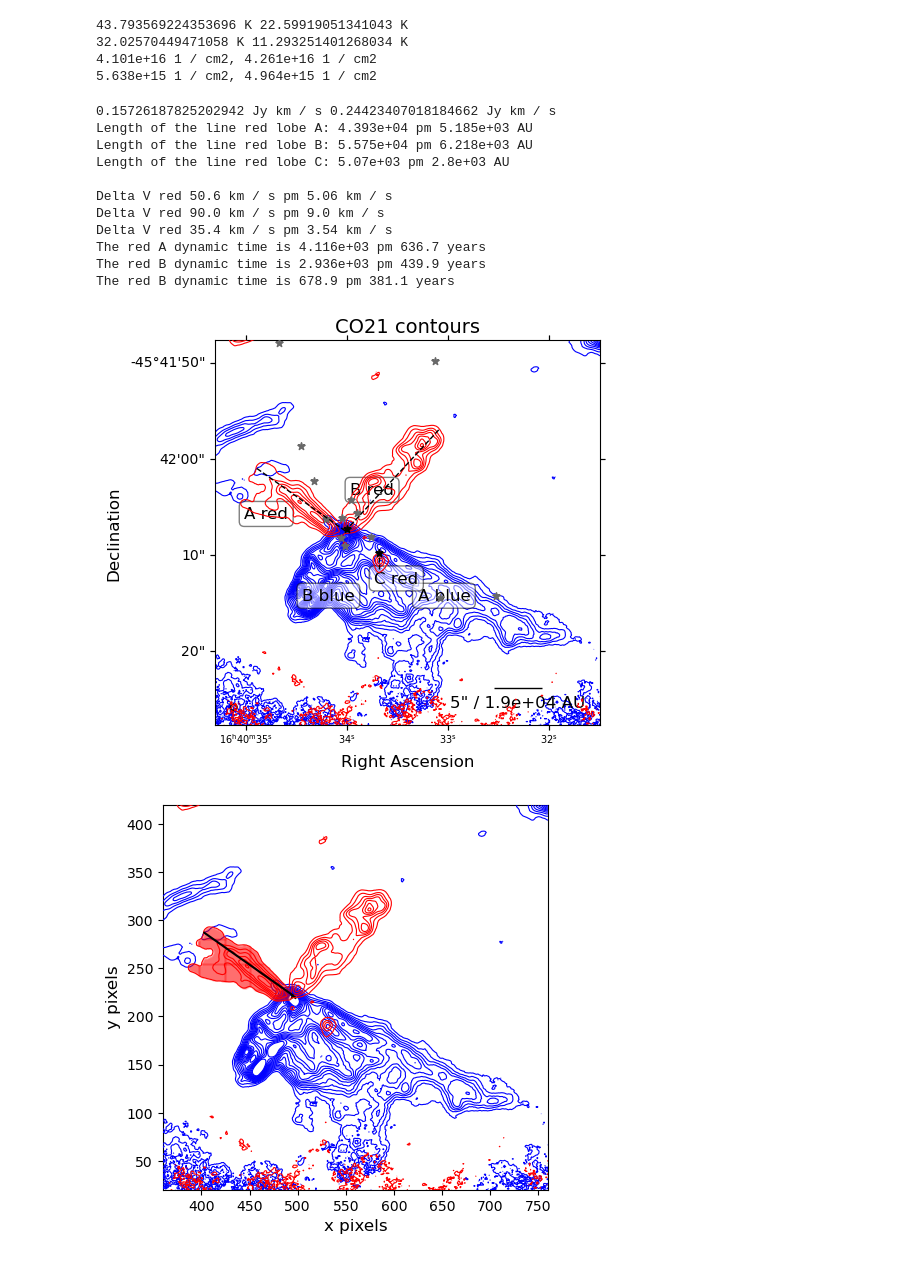
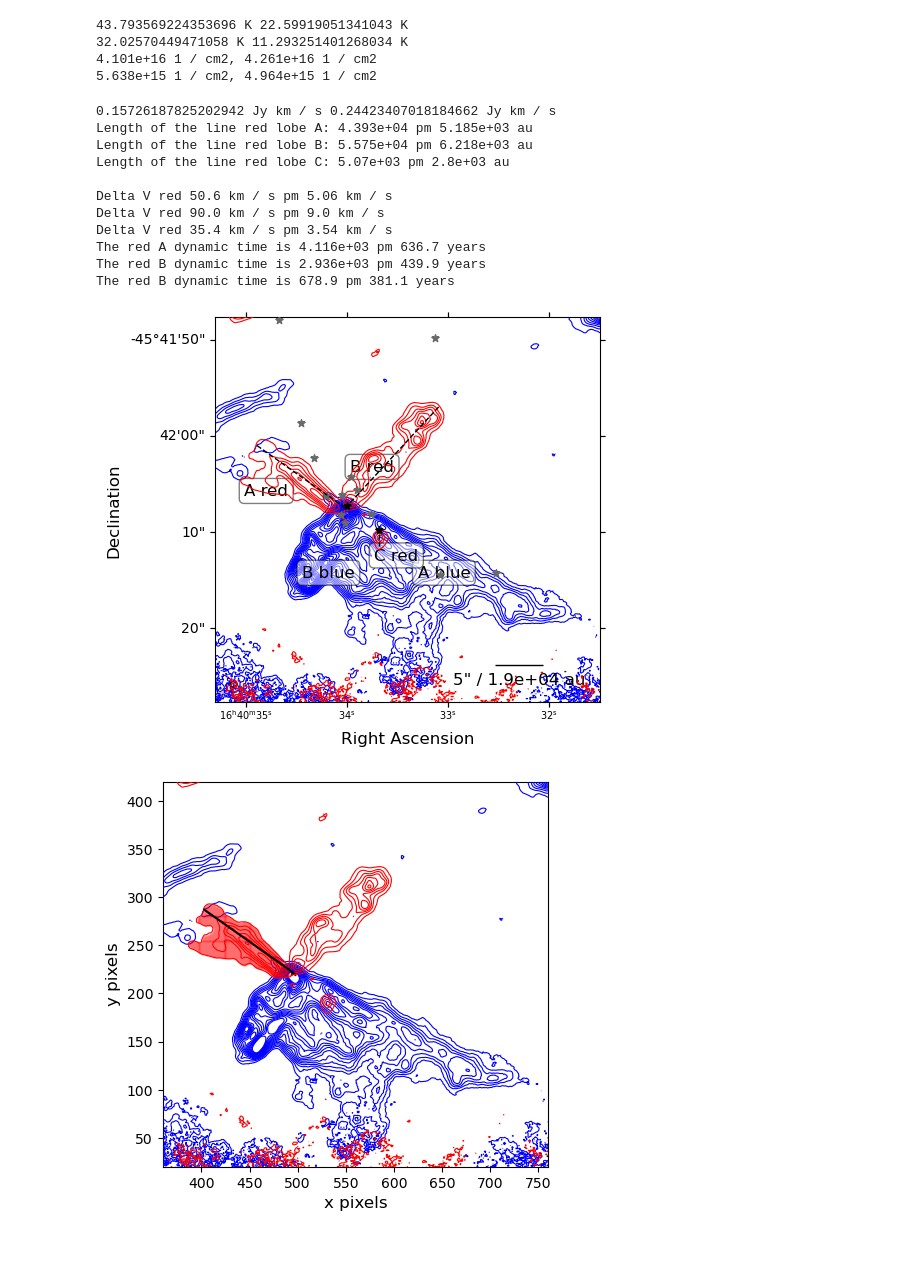
Before and after one commit to femkeballieux/master_project_2, a Jupyter notebook: code/LTERadtrans_RotDiagram_G338.93.ipynb, the cells around one changed output. Cells and saved outputs as stored; diff of their text form; code cells hidden in the pictures.

```diff
--- a/code/LTERadtrans_RotDiagram_G338.93.ipynb
+++ b/code/LTERadtrans_RotDiagram_G338.93.ipynb
@@ -188,7 +188,7 @@ v.add_beam(ax=ax[0,0],major=beam_major, minor=beam_minor, angle=beam_pa, color='
 ax[0,0].set_xlim(325,675)
 ax[0,0].set_ylim(100,360)
 ax[0,0].tick_params(axis='x', labelsize=7)
-v.add_scalebar(ax[0,0], length=5*u.arcsec, label=f"5\" / {((5*u.arcsec).to(u.rad)*d.to(u.au)).value:.2} AU", frame=True, pad=0.3)
+v.add_scalebar(ax[0,0], length=5*u.arcsec, label=f"5\" / {((5*u.arcsec).to(u.rad)*d.to(u.au)).value:.2} au", frame=True, pad=0.3)
 fig.colorbar(mappable=sm_6_red, ax=ax[0,0], label='Flux [Jy/beam km/s]')
 
 #CO32 redshifted
@@ -200,7 +200,7 @@ v.add_beam(ax=ax[0,1],major=beam_major, minor=beam_minor, angle=beam_pa, color='
 ax[0,1].set_xlim(325,675)
 ax[0,1].set_ylim(150,400)
 ax[0,1].tick_params(axis='x', labelsize=7)
-v.add_scalebar(ax[0,1], length=5*u.arcsec, label=f"5\" / {((5*u.arcsec).to(u.rad)*d.to(u.au)).value:.2} AU", frame=True, pad=0.3)
+v.add_scalebar(ax[0,1], length=5*u.arcsec, label=f"5\" / {((5*u.arcsec).to(u.rad)*d.to(u.au)).value:.2} au", frame=True, pad=0.3)
 fig.colorbar(mappable=sm_7_red, ax=ax[0,1], label='Flux [Jy/beam km/s]')
 
 #CO21 blueshifted
@@ -212,7 +212,7 @@ v.add_beam(ax=ax[1,0],major=beam_major, minor=beam_minor, angle=beam_pa, color='
 ax[1,0].set_xlim(410,760)
 ax[1,0].set_ylim(0,300)
 ax[1,0].tick_params(axis='x', labelsize=7)
-v.add_scalebar(ax[1,0], length=5*u.arcsec, label=f"5\" / {((5*u.arcsec).to(u.rad)*d.to(u.au)).value:.2} AU", frame=True, pad=0.3)
+v.add_scalebar(ax[1,0], length=5*u.arcsec, label=f"5\" / {((5*u.arcsec).to(u.rad)*d.to(u.au)).value:.2} au", frame=True, pad=0.3)
 fig.colorbar(mappable=sm_6_blue, ax=ax[1,0], label='Flux [Jy/beam km/s]')
 
 #CO32 blueshifted
@@ -224,7 +224,7 @@ v.add_beam(ax=ax[1,1],major=beam_major, minor=beam_minor, angle=beam_pa, color='
 ax[1,1].set_xlim(410,760)
 ax[1,1].set_ylim(0,300)
 ax[1,1].tick_params(axis='x', labelsize=7)
-v.add_scalebar(ax[1,1], length=5*u.arcsec, label=f"5\" / {((5*u.arcsec).to(u.rad)*d.to(u.au)).value:.2} AU", frame=True, pad=0.3)
+v.add_scalebar(ax[1,1], length=5*u.arcsec, label=f"5\" / {((5*u.arcsec).to(u.rad)*d.to(u.au)).value:.2} au", frame=True, pad=0.3)
 fig.colorbar(mappable=sm_7_blue, ax=ax[1,1], label='Flux [Jy/beam km/s]')
 
 ax[0,0].scatter(hot_cores_RA, hot_cores_DEC, transform=ax[0,0].get_transform('fk5'), s=30,
@@ -410,7 +410,7 @@ print('sigma N red:', np.mean(sigma_Ntot_B6_red_behaved[~np.isnan(sigma_Ntot_B6_
 sigma N red: 5638478287992664.0 1 / cm2 sigma N blue: 4963563052587733.0 1 / cm2
 # %%
 #Do the plottomg pf rotational temperature and total column density
-fig, ax = plt.subplots(2,2, figsize=(12.5,8.5), subplot_kw={'projection': wcs_B6_red}) #size horizontal: 20,9.5
+fig, ax = plt.subplots(2,2, figsize=(10,7), subplot_kw={'projection': wcs_B6_red}) #size horizontal: 20,9.5
 
 #temp red
 ax[0,0].imshow(Tk_CO_red_behaved.value, origin='lower', cmap='RdBu_r', norm=norm_T)
@@ -418,14 +418,14 @@ ax[0,0].set_facecolor('black')
 ax[0,0].set_title('LTE rotational temperature')
 ax[0,0].set_xlabel('Right ascension')
 ax[0,0].set_ylabel('Declination')
-v.add_beam(ax=ax[0,0],major=beam_major, minor=beam_minor, angle=beam_pa, color='black', edgecolor='white')
+v.add_beam(ax=ax[0,0],major=beam_major, minor=beam_minor, angle=beam_pa, color='black', frame=True)
 ax[0,0].set_xlim(325,675)
 ax[0,0].set_ylim(100,360)
 ax[0,0].text(325,340,red_velrange_text+' km/s', color='white')
 # ax[0,0].scatter(590,310, facecolors='none', edgecolors='orange', linewidth=2) #bad
 # ax[0,0].scatter(575,300, facecolors='none', edgecolors='black', linewidth=2) #good
 # ax[0,0].tick_params(axis='x', labelsize=7)
-v.add_scalebar(ax[0,0], length=5*u.arcsec, label=f"5\" / {((5*u.arcsec).to(u.rad)*d.to(u.au)).value:.2} AU", frame=True, pad=0.3)
+v.add_scalebar(ax[0,0], length=5*u.arcsec, label=f"5\" / {((5*u.arcsec).to(u.rad)*d.to(u.au)).value:.2} au", frame=True, pad=0.3)
 fig.colorbar(mappable=sm_T, ax=ax[0,0], label=r'T$_{\mathrm{rot,CO}}$[K]')
 
 #temp blue
@@ -437,9 +437,9 @@ ax[1,0].set_ylabel('Declination')
 ax[1,0].set_xlim(410,760)
 ax[1,0].set_ylim(0,300)
 ax[1,0].text(410,280,blue_velrange_text+' km/s', color='white')
-v.add_beam(ax=ax[1,0],major=beam_major, minor=beam_minor, angle=beam_pa, color='black', edgecolor='white')
+v.add_beam(ax=ax[1,0],major=beam_major, minor=beam_minor, angle=beam_pa, color='black', frame=True)
 # ax[1,0].tick_params(axis='x', labelsize=7)
-v.add_scalebar(ax[1,0], length=5*u.arcsec, label=f"5\" / {((5*u.arcsec).to(u.rad)*d.to(u.au)).value:.2} AU", frame=True, pad=0.3)
+v.add_scalebar(ax[1,0], length=5*u.arcsec, label=f"5\" / {((5*u.arcsec).to(u.rad)*d.to(u.au)).value:.2} au", frame=True, pad=0.3)
 fig.colorbar(mappable=sm_T, ax=ax[1,0], label=r'T$_{\mathrm{rot,CO}}$[K]')
 
 #coldens red
@@ -455,9 +455,9 @@ ax[0,1].scatter(548,616, facecolors='none', edgecolors='orange', linewidth=2) #b
 ax[0,1].scatter(543,585, facecolors='none', edgecolors='blue', linewidth=2) #bad
 ax[0,1].scatter(550,574, facecolors='none', edgecolors='red', linewidth=2) #bad
 ax[0,1].scatter(535,600, facecolors='none', edgecolors='black', linewidth=2) #good
-v.add_beam(ax=ax[0,1],major=beam_major, minor=beam_minor, angle=beam_pa, color='black', edgecolor='white')
+v.add_beam(ax=ax[0,1],major=beam_major, minor=beam_minor, angle=beam_pa, color='black', frame=True)
 # ax[0,1].tick_params(axis='x', labelsize=7)
-v.add_scalebar(ax[0,1], length=5*u.arcsec, label=f"5\" / {((5*u.arcsec).to(u.rad)*d.to(u.au)).value:.2} AU", frame=True, pad=0.3)
+v.add_scalebar(ax[0,1], length=5*u.arcsec, label=f"5\" / {((5*u.arcsec).to(u.rad)*d.to(u.au)).value:.2} au", frame=True, pad=0.3)
 fig.colorbar(mappable=sm_d, ax=ax[0,1], label=r'N$_{\mathrm{CO}}[cm^{-2}]$')
 
 #coldens blue
@@ -470,9 +470,9 @@ ax[1,1].set_ylabel('Declination')
 ax[1,1].set_xlim(410,760)
 ax[1,1].set_ylim(0,300)
 ax[1,1].text(410,280,blue_velrange_text+' km/s', color='white')
-v.add_beam(ax=ax[1,1],major=beam_major, minor=beam_minor, angle=beam_pa, color='black', edgecolor='white')
+v.add_beam(ax=ax[1,1],major=beam_major, minor=beam_minor, angle=beam_pa, color='black', frame=True)
 # ax[1,1].tick_params(axis='x', labelsize=7)
-v.add_scalebar(ax[1,1], length=5*u.arcsec, label=f"5\" / {((5*u.arcsec).to(u.rad)*d.to(u.au)).value:.2} AU", frame=True, pad=0.3)
+v.add_scalebar(ax[1,1], length=5*u.arcsec, label=f"5\" / {((5*u.arcsec).to(u.rad)*d.to(u.au)).value:.2} au", frame=True, pad=0.3)
 fig.colorbar(mappable=sm_d, ax=ax[1,1], label=r'N$_{\mathrm{CO}}[cm^{-2}]$')
 
 
@@ -502,6 +502,6 @@ for region in regions:
     pixel_region.plot(ax=ax[1,0], linewidth=1)
     pixel_region.plot(ax=ax[1,1], linewidth=1)
 
-plt.subplots_adjust(wspace=0.35)
+plt.subplots_adjust(wspace=0.45)
 plt.savefig(path+'plots/LTE_tempmaps_'+source_name+'.pdf', dpi=500, bbox_inches='tight')
 # %% [output]
@@ -804,7 +804,7 @@ print(f'{np.mean(sigma_Ntot_B6_red_behaved[~np.isnan(sigma_Ntot_B6_red_behaved)]
 # %%
 # Create a figure and axes
 fig, ax = plt.subplots(figsize=(5,5), subplot_kw={'projection': wcs_B6_red}) #size horizontal: 20,9.5
-plt.title('CO21 contours')
+# plt.title('CO21 contours')
 
 
 # Plot the contours of B6_blue_clip
@@ -836,7 +836,7 @@ plt.text(525,168, 'C red', bbox=dict(facecolor='white', edgecolor='black', boxst
 
 v.add_beam(ax=ax,major=beam_major, minor=beam_minor, angle=beam_pa, color='none', edgecolor='black')
 ax.tick_params(axis='x', labelsize=7)
-v.add_scalebar(ax, length=5*u.arcsec, label=f"5\" / {((5*u.arcsec).to(u.rad)*d.to(u.au)).value:.2} AU")
+v.add_scalebar(ax, length=5*u.arcsec, label=f"5\" / {((5*u.arcsec).to(u.rad)*d.to(u.au)).value:.2} au")
 
 ax.scatter(all_cores_coords.ra, all_cores_coords.dec, transform=ax.get_transform('fk5'), s=30,
               color='dimgrey', marker='*', label='All cores', zorder=10)
@@ -871,47 +871,47 @@ plt.savefig(path+'plots/CO21_contours_'+source_name+'.png', dpi=500, bbox_inches
 #Uncertainty in radius is 10% of lobe convolved with major axis of beam
 radius_redA = ((line_length_redA * pixel_size).to(u.rad)*d.to(u.au)).to(u.AU, equivalencies=u.dimensionless_angles())
 e_radius_redA = np.sqrt( np.square(0.1* radius_redA) + np.square((beam_major.to(u.rad)*d.to(u.au)).to(u.AU, equivalencies=u.dimensionless_angles())) )
-print(f"Length of the line red lobe A: {radius_redA.value:.4} pm {e_radius_redA.value:.4} AU")
+print(f"Length of the line red lobe A: {radius_redA.value:.4} pm {e_radius_redA.value:.4} au")
 radius_redB = ((line_length_redB * pixel_size).to(u.rad)*d.to(u.au)).to(u.AU, equivalencies=u.dimensionless_angles())
 e_radius_redB = np.sqrt( np.square(0.1* radius_redB) + np.square((beam_major.to(u.rad)*d.to(u.au)).to(u.AU, equivalencies=u.dimensionless_angles())) )
-print(f"Length of the line red lobe B: {radius_redB.value:.4} pm {e_radius_redB.value:.4} AU")
+print(f"Length of the line red lobe B: {radius_redB.value:.4} pm {e_radius_redB.value:.4} au")
 radius_redC = ((line_length_redC * pixel_size).to(u.rad)*d.to(u.au)).to(u.AU, equivalencies=u.dimensionless_angles())
 e_radius_redC = np.sqrt( np.square(0.1* radius_redC) + np.square((beam_major.to(u.rad)*d.to(u.au)).to(u.AU, equivalencies=u.dimensionless_angles())) )
-print(f"Length of the line red lobe C: {radius_redC.value:.4} pm {e_radius_redC.value:.4} AU")
+print(f"Length of the line red lobe C: {radius_redC.value:.4} pm {e_radius_redC.value:.4} au")
 
 print("")
 e_V_redA = 0.1 * V_redA
 print(f"Delta V red {V_redA:.3} pm {e_V_redA:.3}")
 e_V_redB = 0.1 * V_redB
 print(f"Delta V red {V_redB:.3} pm {e_V_redB:.3}")
 e_V_redC = 0.1 * V_redC
 print(f"Delta V red {V_redC:.3} pm {e_V_redC:.3}")
 
 
 t_dyn_redA = (radius_redA / V_redA).to(u.yr)
 e_t_dyn_redA = np.sqrt(np.square(e_radius_redA/V_redA)+np.square(radius_redA * e_V_redA/ V_redA **2)).to(u.yr)
 print(f"The red A dynamic time is {t_dyn_redA.value:.4} pm {e_t_dyn_redA.value:.4} years")
 
 t_dyn_redB = (radius_redB / V_redB).to(u.yr)
 e_t_dyn_redB = np.sqrt(np.square(e_radius_redB/V_redB)+np.square(radius_redB * e_V_redB/ V_redB **2)).to(u.yr)
 print(f"The red B dynamic time is {t_dyn_redB.value:.4} pm {e_t_dyn_redB.value:.4} years")
 
 t_dyn_redC = (radius_redC / V_redC).to(u.yr)
 e_t_dyn_redC = np.sqrt(np.square(e_radius_redC/V_redC)+np.square(radius_redC * e_V_redC/ V_redC **2)).to(u.yr)
 print(f"The red B dynamic time is {t_dyn_redC.value:.4} pm {e_t_dyn_redC.value:.4} years")
 # %% [output]
 0.15726187825202942 Jy km / s 0.24423407018184662 Jy km / s
-Length of the line red lobe A: 4.393e+04 pm 5.185e+03 AU
-Length of the line red lobe B: 5.575e+04 pm 6.218e+03 AU
-Length of the line red lobe C: 5.07e+03 pm 2.8e+03 AU
+Length of the line red lobe A: 4.393e+04 pm 5.185e+03 au
+Length of the line red lobe B: 5.575e+04 pm 6.218e+03 au
+Length of the line red lobe C: 5.07e+03 pm 2.8e+03 au
 
 Delta V red 50.6 km / s pm 5.06 km / s
 Delta V red 90.0 km / s pm 9.0 km / s
 Delta V red 35.4 km / s pm 3.54 km / s
 The red A dynamic time is 4.116e+03 pm 636.7 years
 The red B dynamic time is 2.936e+03 pm 439.9 years
 The red B dynamic time is 678.9 pm 381.1 years
-[figure, old version]
+[figure, new version]
 # %%
 """  Do A seperately. Only red. """
 
```
Also changed, not shown: parts of 1 cell of this notebook, 6 other files.
